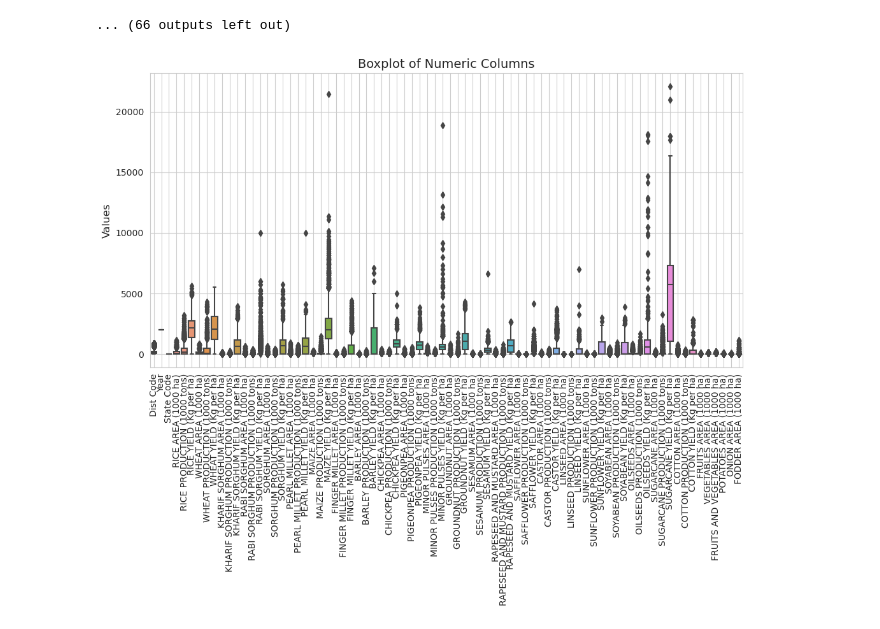
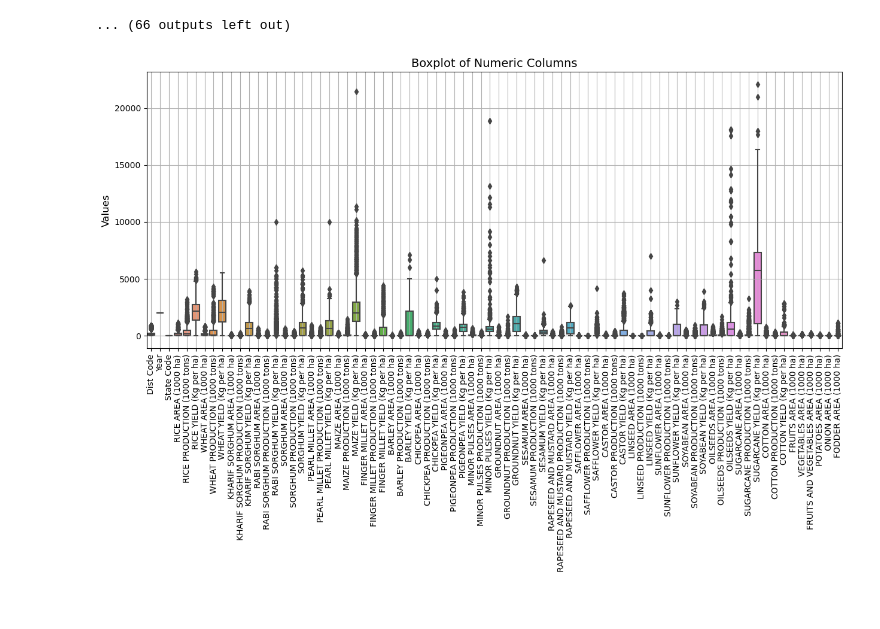
Before and after one commit to animeshmaiti/studyOnCrops, a Jupyter notebook: crop_production.ipynb, the cells around one changed output. Drawn from its saved outputs; the diff is of its cells as text; code cells hidden in the pictures.

```diff
--- a/crop_production.ipynb
+++ b/crop_production.ipynb
@@ -148,12 +148,12 @@ for column in numeric_columns:
 [figure]
 ... (66 outputs left out)
 # %%
-plt.figure(figsize=(12, 6))
+plt.figure(figsize=(15, 6))
 sns.boxplot(data=df[numeric_columns])
 plt.title('Boxplot of Numeric Columns', fontsize=14)
 plt.ylabel('Values', fontsize=12)
 plt.xticks(rotation=90)
 plt.grid(True)
 plt.show()
 # %% [output]
-[figure, old version]
+[figure, new version]
```
Also changed, not shown: parts of 2 cells of this notebook.
